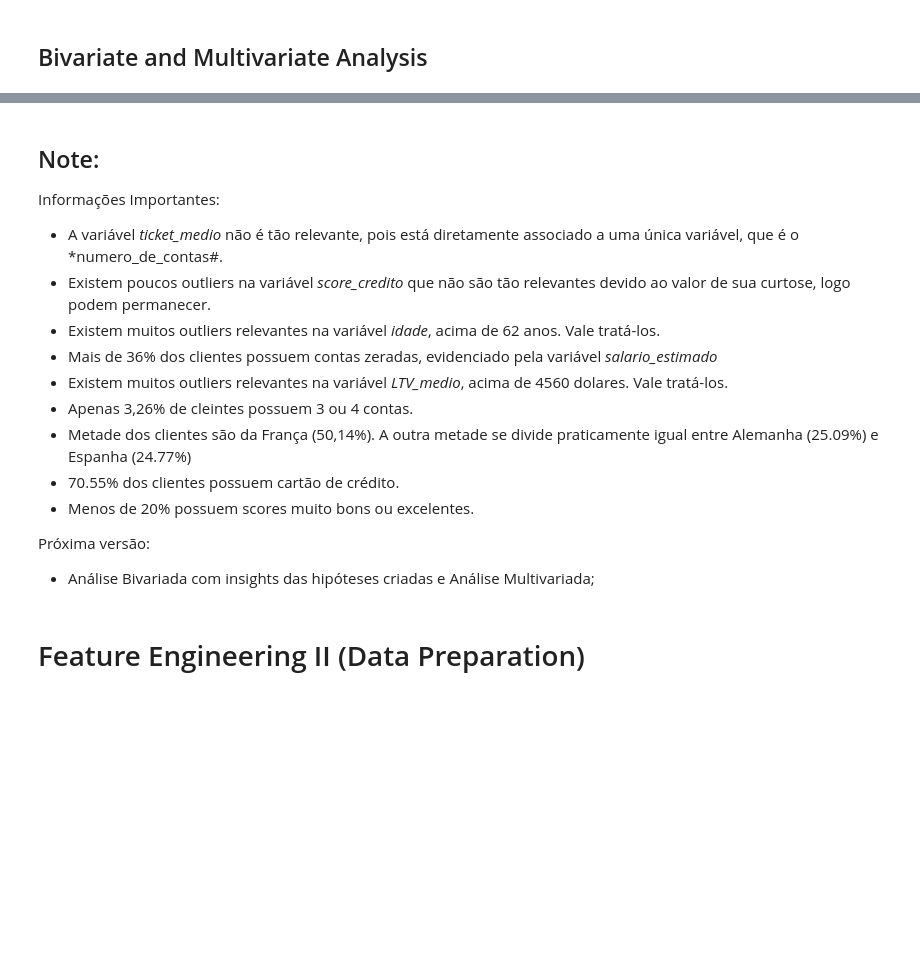
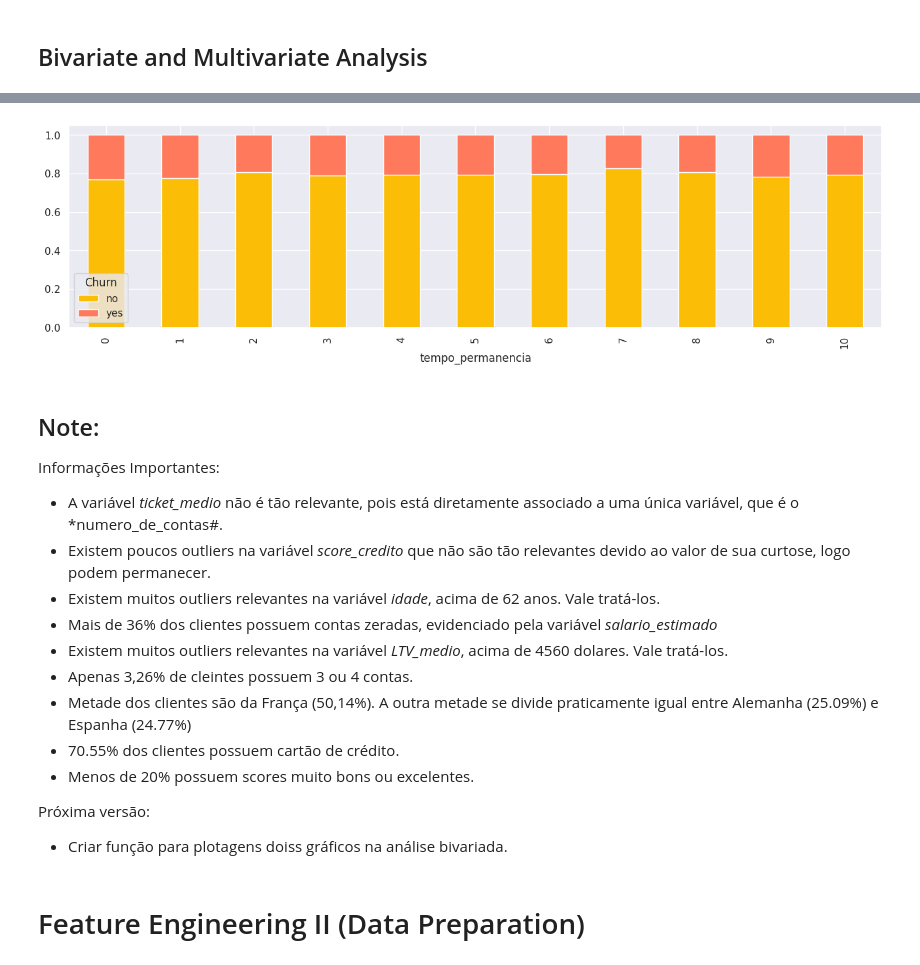
Before and after one commit to rodrigo-rngl/data-science-portfolio, a Jupyter notebook: top-bank-churn-predict/notebooks/Project Clients Churn Predict - V2.ipynb, the cells around one changed output, grey strips where cells are left out. Drawn from its saved outputs; the diff is of its cells as text; code cells hidden in the pictures; blank space fills up the shorter version.

```diff
--- a/top-bank-churn-predict/notebooks/Project Clients Churn Predict - V2.ipynb
+++ b/top-bank-churn-predict/notebooks/Project Clients Churn Predict - V2.ipynb
@@ -1039,3 +1102,12 @@ SyntaxError: invalid syntax (476313318.py, line 1)
+# %%
+# Cria a tabela de contingência e calcula as frequências relativas
+table = pd.crosstab(df4['tempo_permanencia'], df4['Churn'], normalize='index')
+table = table.div(table.sum(1), axis=0)
+table.plot(kind='bar', stacked=True)
+
+plt.show()
+# %% [output]
+[figure, added]
 # %% [markdown]
 ## Note:
 Informações Importantes:
@@ -1050,7 +1122,7 @@ Informações Importantes:
 - Menos de 20% possuem scores muito bons ou excelentes.
 
 Próxima versão:
-- Análise Bivariada com insights das hipóteses criadas e Análise Multivariada;
+- Criar função para plotagens doiss gráficos na análise bivariada.
 # %% [markdown]
 # Feature Engineering II (Data Preparation)
 # %%
```
Also changed, not shown: parts of 6 cells of this notebook.
